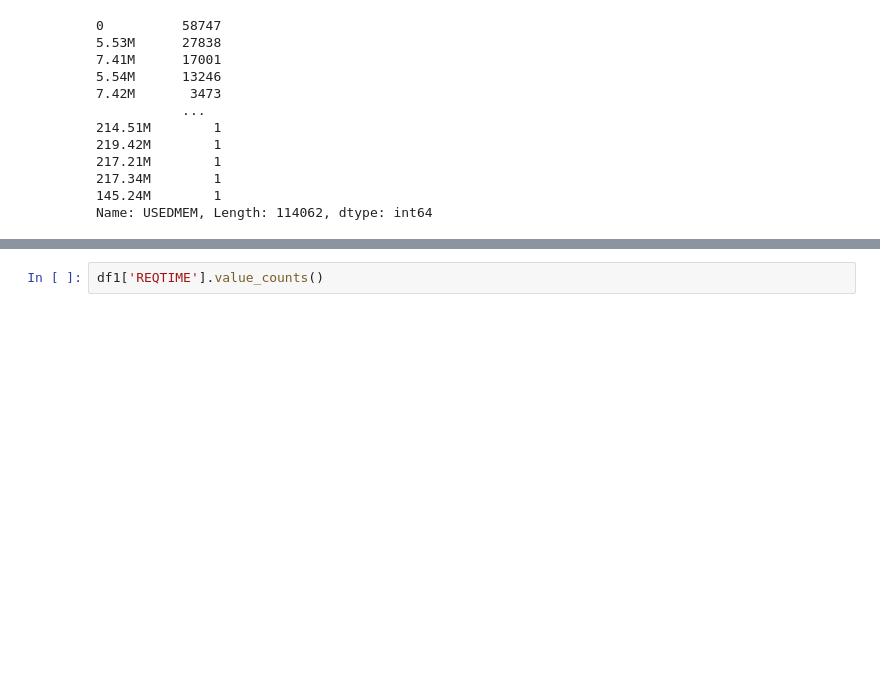
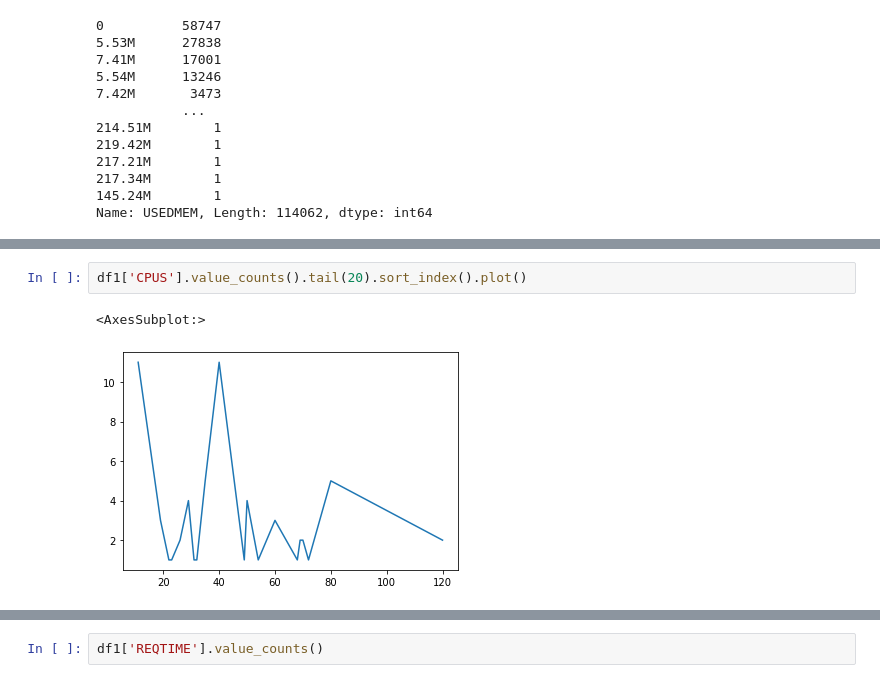
Before and after one commit to essetetsahai/accre_project-jolly_ranchers, a Jupyter notebook: accre-exporation.ipynb, the cells around one changed output, grey strips where cells are left out. Cells and saved outputs as stored; diff of their text form; blank space fills up the shorter version.

```diff
--- a/accre-exporation.ipynb
+++ b/accre-exporation.ipynb
@@ -129,0 +149,5 @@ Name: USEDMEM, Length: 114062, dtype: int64
+# %%
+df1['CPUS'].value_counts().tail(20).sort_index().plot()
+# %% [output]
+<AxesSubplot:>
+[figure, added]
```
Also changed, not shown: parts of 42 cells of this notebook.
